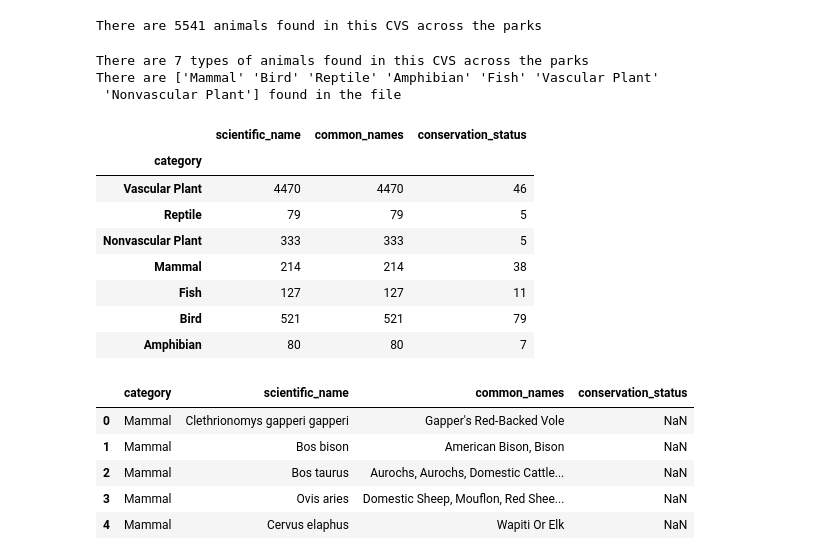
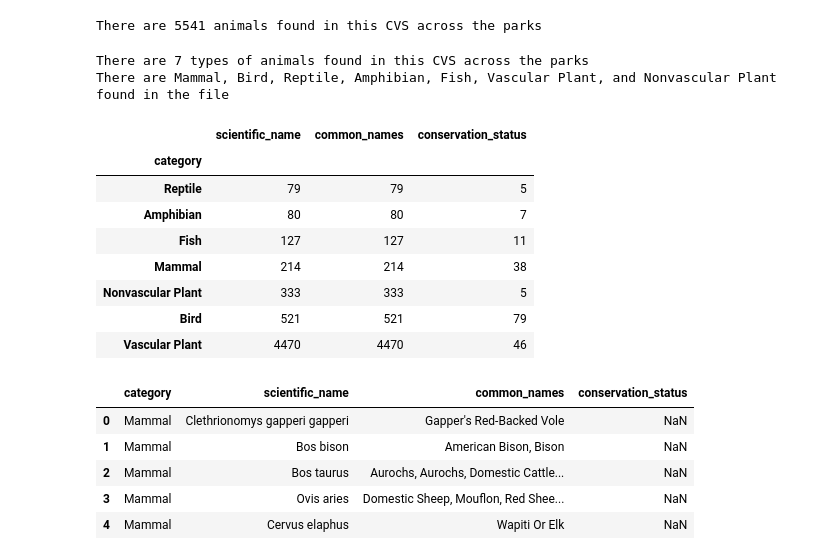
Before and after one commit to NewToCodingZ/parks_anamals, a Jupyter notebook: biodiversity.ipynb, the cells around one changed output. Cells and saved outputs as stored; diff of their text form; code cells hidden in the pictures.

```diff
--- a/biodiversity.ipynb
+++ b/biodiversity.ipynb
@@ -55,36 +55,28 @@ num_categroy = len(set(num_unique_category))
 num_categroy
 print(f'There are {num_categroy} types of animals found in this CVS across the parks')
 
-
 # Get the list of categories
 animal_categories = animal_data['category'].unique()
 
-
 # Print the list of categories
-print(f'There are {animal_categories} found in the file')
-
-
-# ASK HOW TO REMOVE THE []
+print(f'There are {animal_categories[0]}, {animal_categories[1]}, {animal_categories[2]}, {animal_categories[3]}, {animal_categories[4]}, {animal_categories[5]}, and {animal_categories[6]} found in the file')
 # %% [output]
 There are 7 types of animals found in this CVS across the parks
-There are ['Mammal' 'Bird' 'Reptile' 'Amphibian' 'Fish' 'Vascular Plant'
- 'Nonvascular Plant'] found in the file
+There are Mammal, Bird, Reptile, Amphibian, Fish, Vascular Plant, and Nonvascular Plant found in the file
 # %%
 #lets see which animal cateogy is most common to least common
 per_animal_count = animal_data.groupby('category').count()
-per_animal_count.sort_values(by='category', ascending=False)
-
-# ASK WHY ITS NOT ORDERED?
+per_animal_count.sort_values(by='scientific_name', ascending=True)
 # %% [output]
 |  | scientific_name | common_names | conservation_status |
 | category |  |  |  |
+| Reptile | 79 | 79 | 5 |
+| Amphibian | 80 | 80 | 7 |
+| Fish | 127 | 127 | 11 |
+| Mammal | 214 | 214 | 38 |
+| Nonvascular Plant | 333 | 333 | 5 |
+| Bird | 521 | 521 | 79 |
 | Vascular Plant | 4470 | 4470 | 46 |
-| Reptile | 79 | 79 | 5 |
-| Nonvascular Plant | 333 | 333 | 5 |
-| Mammal | 214 | 214 | 38 |
-| Fish | 127 | 127 | 11 |
-| Bird | 521 | 521 | 79 |
-| Amphibian | 80 | 80 | 7 |
 # %%
 animal_data.head()
 # %% [output]
```
Also changed, not shown: parts of 4 cells of this notebook.
